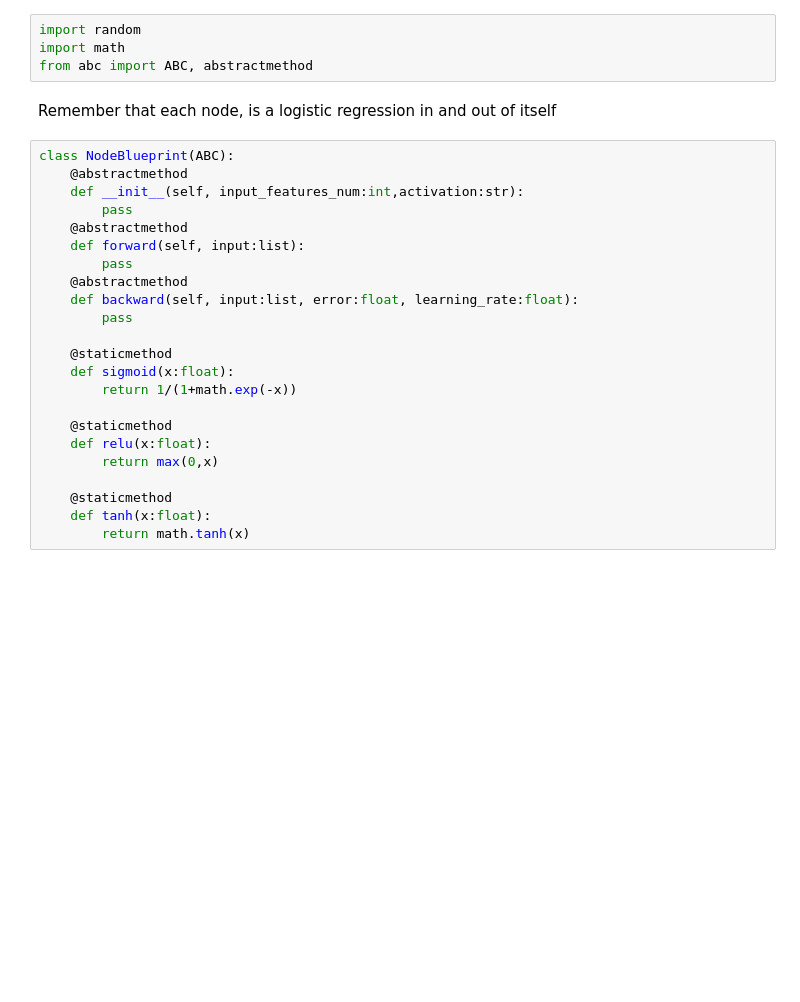
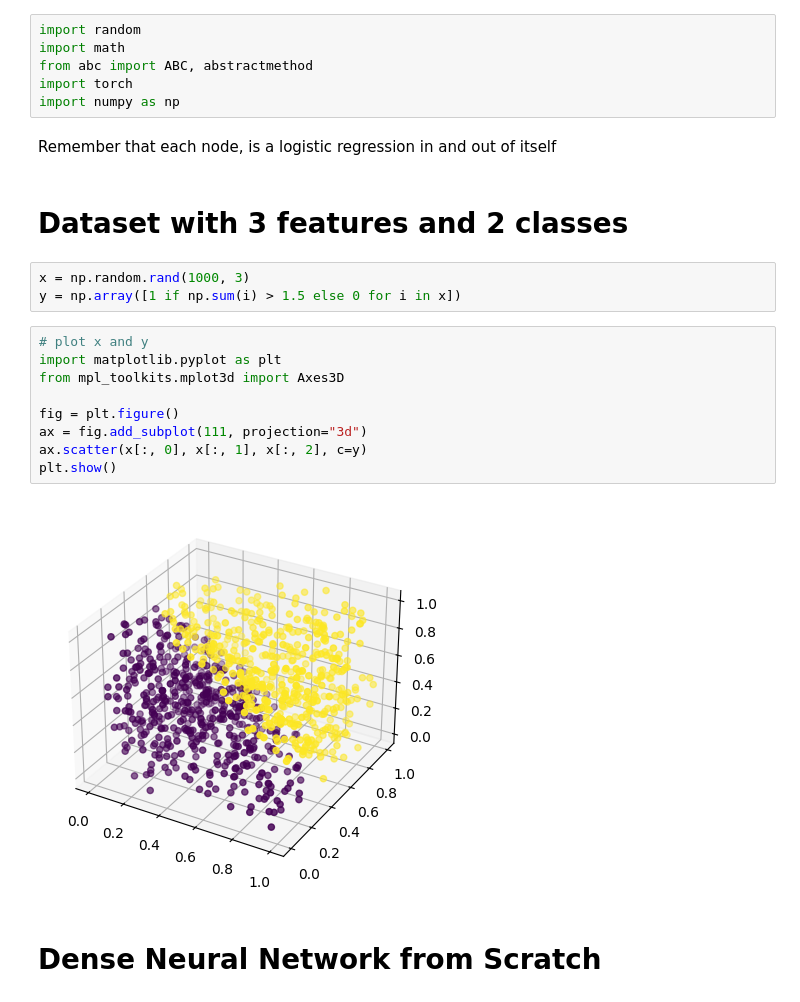
Before and after one commit to CommissarSilver/Silica-Anima, a Jupyter notebook: Schola Machinalis Discendi/1 - Simple Neural Network from Scratch/NN_from_scratch.ipynb, the cells around one changed output. Drawn from its saved outputs; the diff is of its cells as text; blank space fills up the shorter version.

```diff
--- a/Schola Machinalis Discendi/1 - Simple Neural Network from Scratch/NN_from_scratch.ipynb
+++ b/Schola Machinalis Discendi/1 - Simple Neural Network from Scratch/NN_from_scratch.ipynb
@@ -2,30 +2,27 @@
 import random
 import math
 from abc import ABC, abstractmethod
+import torch
+import numpy as np
 # %% [markdown]
 Remember that each node, is a logistic regression in and out of itself
-# %%
-class NodeBlueprint(ABC):
-    @abstractmethod
-    def __init__(self, input_features_num:int,activation:str):
-        pass
-    @abstractmethod
-    def forward(self, input:list):
-        pass
-    @abstractmethod
-    def backward(self, input:list, error:float, learning_rate:float):
-        pass
-
-    @staticmethod
-    def sigmoid(x:float):
-        return 1/(1+math.exp(-x))
-
-    @staticmethod
-    def relu(x:float):
-        return max(0,x)
-
-    @staticmethod
-    def tanh(x:float):
-        return math.tanh(x)
+# %% [markdown]
+# Dataset with 3 features and 2 classes
+# %%
+x = np.random.rand(1000, 3)
+y = np.array([1 if np.sum(i) > 1.5 else 0 for i in x])
+# %%
+# plot x and y
+import matplotlib.pyplot as plt
+from mpl_toolkits.mplot3d import Axes3D
+
+fig = plt.figure()
+ax = fig.add_subplot(111, projection="3d")
+ax.scatter(x[:, 0], x[:, 1], x[:, 2], c=y)
+plt.show()
+# %% [output]
+[figure, added]
+# %% [markdown]
+# Dense Neural Network from Scratch
 # %%
 import random
```
Also changed, not shown: parts of 3 cells of this notebook.
